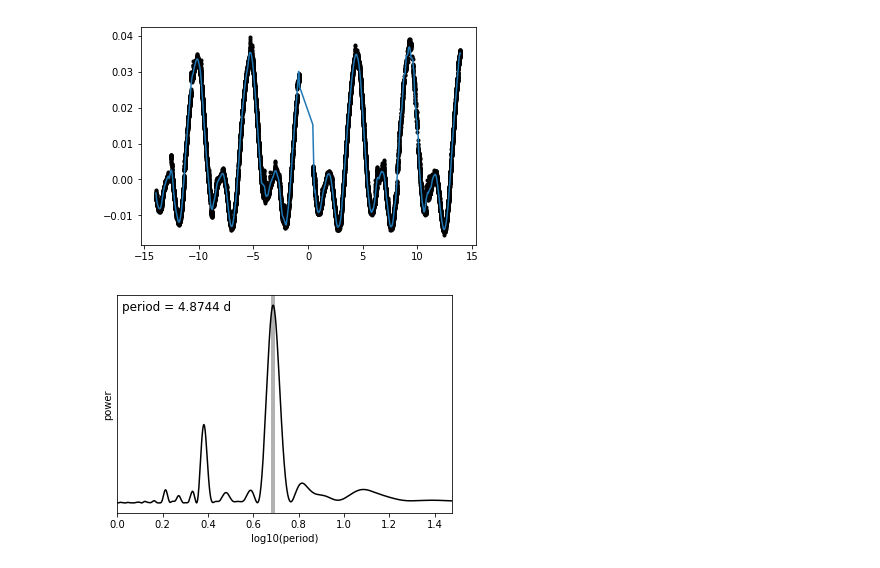
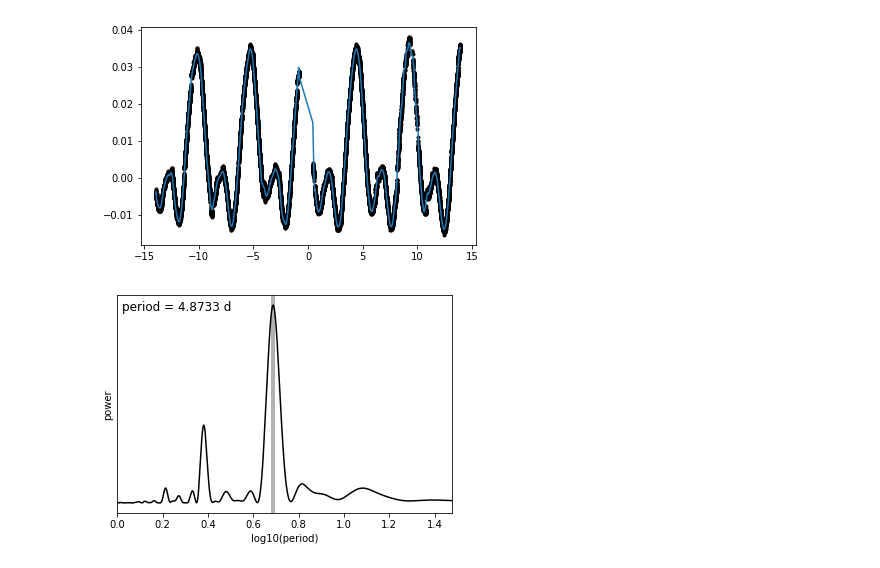
Before and after one commit to mrtommyb/l98-59-transitmodel, a Jupyter notebook: code/for_tom.ipynb, the cells around one changed output. Cells and saved outputs as stored; diff of their text form; code cells hidden in the pictures.

```diff
--- a/code/for_tom.ipynb
+++ b/code/for_tom.ipynb
@@ -27,35 +25,35 @@ flux_err = flux_err[m]
 
 # Identify outliers
 m = np.ones(len(flux), dtype=bool)
 for i in range(10):
     y_prime = np.interp(time, time[m], flux[m])
     smooth = savgol_filter(y_prime, 301, polyorder=3)
     resid = flux - smooth
-    sigma = 3*np.sqrt(np.mean(resid**2))
+    sigma = np.sqrt(np.mean(resid**2))
     m0 = resid < sigma
     if m.sum() == m0.sum():
         m = m0
         break
     m = m0
 
 # Just for this demo, subsample the data
 ref_time = 0.5 * (np.min(time[m])+np.max(time[m]))
 time = np.ascontiguousarray(time[m] - ref_time, dtype=np.float64)
 flux = np.ascontiguousarray(flux[m], dtype=np.float64)
 flux_err = np.ascontiguousarray(flux_err[m], dtype=np.float64)
 
 mu = np.median(flux)
 flux = flux / mu - 1
 flux_err /= mu
 
 x = time
 y = flux * 1000
 yerr = flux_err * 1000
 
 plt.plot(time, flux, ".k")
 plt.plot(time, smooth[m] / mu - 1);
 # %% [output]
-[figure, old version]
+[figure, new version]
 # %%
 import exoplanet as xo
 
```
Also changed, not shown: parts of 21 cells of this notebook.
